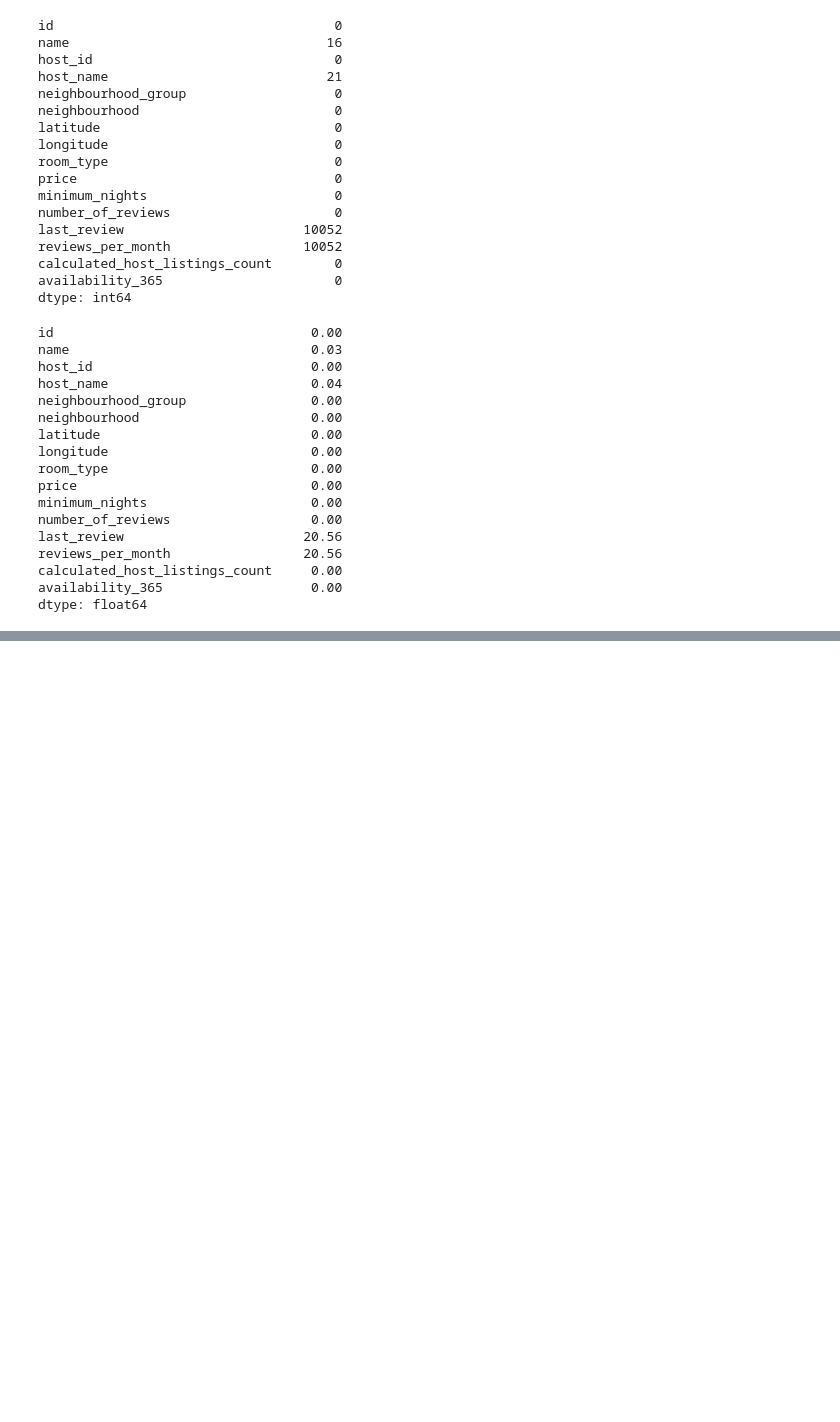
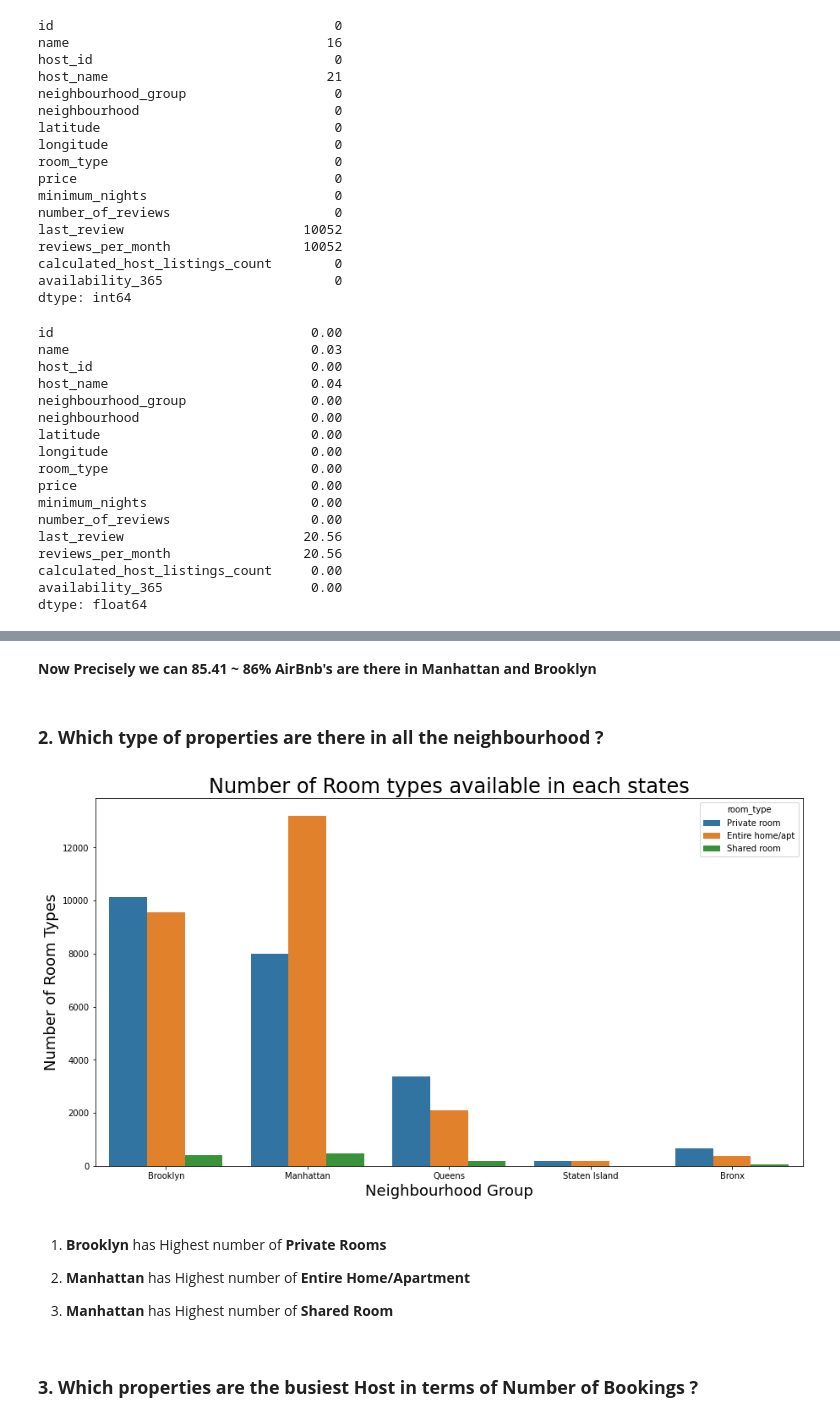
Before and after one commit to soopertramp/My-Projects, a Jupyter notebook: 4. Capstone Project - 1/AirBnb Bookings Analysis.ipynb, the cells around one changed output, grey strips where cells are left out. Saved outputs shown, nothing was run; the diff lists cells and outputs as text; code cells hidden in the pictures; blank space fills up the shorter version.

```diff
--- a/4. Capstone Project - 1/AirBnb Bookings Analysis.ipynb
+++ b/4. Capstone Project - 1/AirBnb Bookings Analysis.ipynb
@@ -134,0 +272,25 @@ booking_df.describe()
+# %% [markdown]
+
+
+**Now Precisely we can 85.41 ~ 86% AirBnb's are there in Manhattan and Brooklyn**
+# %% [markdown]
+### **2. Which type of properties are there in all the neighbourhood ?**
+# %%
+#plotting the Number of Room types available in each states
+
+plt.figure(figsize=(15,8))
+sns.countplot(booking_df1['neighbourhood_group'],hue=booking_df1['room_type'])
+plt.xlabel('Neighbourhood Group', fontsize = 18)
+plt.ylabel('Number of Room Types',fontsize = 18)
+plt.title('Number of Room types available in each states',fontsize = 24)
+plt.show()
+# %% [output]
+[figure, added]
+# %% [markdown]
+1. **Brooklyn** has Highest number of **Private Rooms**
+
+2. **Manhattan** has Highest number of **Entire Home/Apartment**
+
+3. **Manhattan** has Highest number of **Shared Room**
+# %% [markdown]
+### **3. Which properties are the busiest Host in terms of Number of Bookings ?**
```
Also changed, not shown: parts of 93 cells of this notebook.
